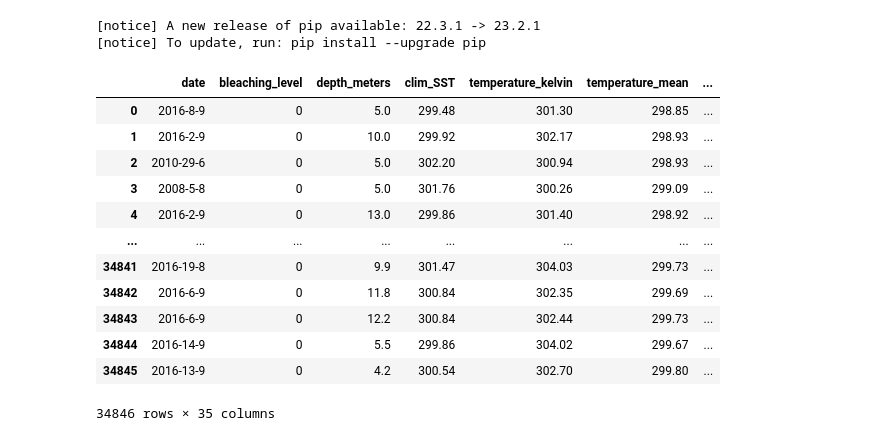
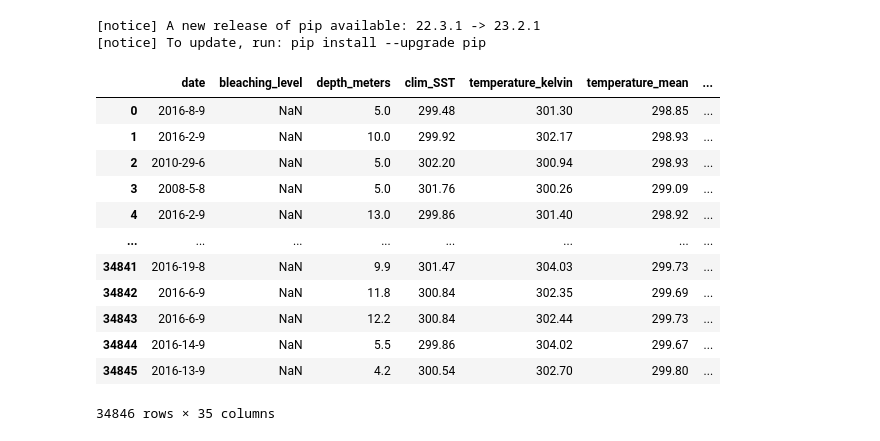
Before and after one commit to S-Romberg/ocean_temp_prediction, a Jupyter notebook: Linear Regression - Predicting Coral Bleaching/linear_regression.ipynb, the cells around one changed output. Cells and saved outputs as stored; diff of their text form; code cells hidden in the pictures.

Commit message:
starting to visualize and normalize data

```diff
--- a/Linear Regression - Predicting Coral Bleaching/linear_regression.ipynb
+++ b/Linear Regression - Predicting Coral Bleaching/linear_regression.ipynb
@@ -17,25 +17,25 @@ pd.set_option('display.max_columns', None)
 np.set_printoptions(precision=3, suppress=True)
 # %%
 # filepath = './coral_bleaching_data_2.csv'
-filepath = './MAIN_QUERY.csv'
+filepath = './Preprocessed_Data.csv'
 column_names = ['date', 'bleaching_level', 'depth_meters', 'clim_SST', 'temperature_kelvin','temperature_mean','temperature_maximum','temperature_minimum','temperature_kelvin_standard_deviation',	'SSTA_standard_deviation','SSTA_mean','SSTA_minimum','SSTA_maximum','SSTA_frequency','SSTA_frequency_standard_deviation','SSTA_frequency_max','SSTA_frequency_mean','SSTA_DHW','SSTA_DHW_standard_deviation','SSTA_DHWMax','SSTA_DHW_mean','TSA','TSA_standard_deviation','TSA_minimum','TSA_maximum','TSA_mean','TSA_frequency','TSA_frequency_standard_deviation','TSA_frequency_max','TSA_frequency_mean','TSA_DHW','TSA_DHW_standard_deviation','TSA_DHW_max','TSA_DHW_mean','severity_code']
 raw_dataset = pd.read_csv(filepath, names=column_names,
                           na_values='', comment='\t',
                           sep=',', skipinitialspace=True)
 raw_dataset
 # %% [output]
 |  | date | bleaching_level | depth_meters | clim_SST | temperature_kelvin | temperature_mean | ... |
-| 0 | 2016-8-9 | 0 | 5.0 | 299.48 | 301.30 | 298.85 | ... |
-| 1 | 2016-2-9 | 0 | 10.0 | 299.92 | 302.17 | 298.93 | ... |
-| 2 | 2010-29-6 | 0 | 5.0 | 302.20 | 300.94 | 298.93 | ... |
-| 3 | 2008-5-8 | 0 | 5.0 | 301.76 | 300.26 | 299.09 | ... |
-| 4 | 2016-2-9 | 0 | 13.0 | 299.86 | 301.40 | 298.92 | ... |
+| 0 | 2016-8-9 | NaN | 5.0 | 299.48 | 301.30 | 298.85 | ... |
+| 1 | 2016-2-9 | NaN | 10.0 | 299.92 | 302.17 | 298.93 | ... |
+| 2 | 2010-29-6 | NaN | 5.0 | 302.20 | 300.94 | 298.93 | ... |
+| 3 | 2008-5-8 | NaN | 5.0 | 301.76 | 300.26 | 299.09 | ... |
+| 4 | 2016-2-9 | NaN | 13.0 | 299.86 | 301.40 | 298.92 | ... |
 | ... | ... | ... | ... | ... | ... | ... | ... |
-| 34841 | 2016-19-8 | 0 | 9.9 | 301.47 | 304.03 | 299.73 | ... |
-| 34842 | 2016-6-9 | 0 | 11.8 | 300.84 | 302.35 | 299.69 | ... |
-| 34843 | 2016-6-9 | 0 | 12.2 | 300.84 | 302.44 | 299.73 | ... |
-| 34844 | 2016-14-9 | 0 | 5.5 | 299.86 | 304.02 | 299.67 | ... |
-| 34845 | 2016-13-9 | 0 | 4.2 | 300.54 | 302.70 | 299.80 | ... |
+| 34841 | 2016-19-8 | NaN | 9.9 | 301.47 | 304.03 | 299.73 | ... |
+| 34842 | 2016-6-9 | NaN | 11.8 | 300.84 | 302.35 | 299.69 | ... |
+| 34843 | 2016-6-9 | NaN | 12.2 | 300.84 | 302.44 | 299.73 | ... |
+| 34844 | 2016-14-9 | NaN | 5.5 | 299.86 | 304.02 | 299.67 | ... |
+| 34845 | 2016-13-9 | NaN | 4.2 | 300.54 | 302.70 | 299.80 | ... |
 34846 rows × 35 columns
 # %%
 dataset = raw_dataset.copy()
```
Also changed, not shown: parts of 9 cells of this notebook, 1 other file.
